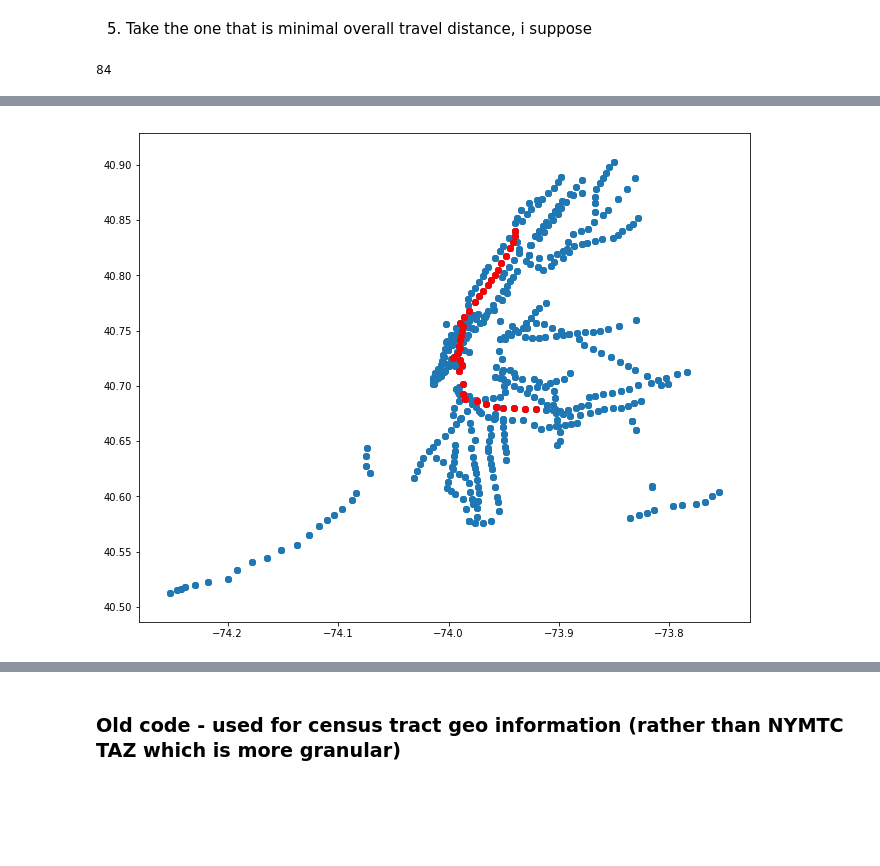
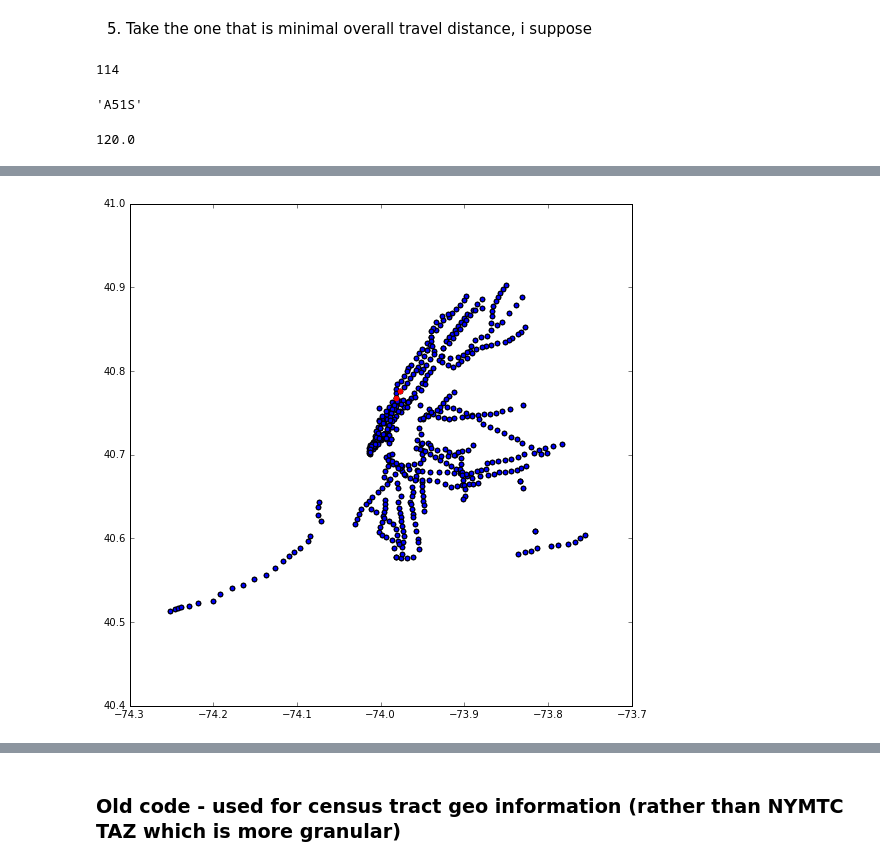
Before and after one commit to cmoscardi/subway_explore, a Jupyter notebook: routes.ipynb, the cells around one changed output, grey strips where cells are left out. Drawn from its saved outputs; the diff is of its cells as text; code cells hidden in the pictures; blank space fills up the shorter version.

```diff
--- a/routes.ipynb
+++ b/routes.ipynb
@@ -280,0 +183,2 @@ for ix, transfer in transfers.iterrows():
+# %%
+times_with_line = times.merge(trips, on="trip_id")
@@ -280,0 +218,3 @@ for ix, transfer in transfers.iterrows():
+# %%
+import networkx as nx
+graph = nx.Graph()
@@ -281,9 +274,11 @@ for ix, transfer in transfers.iterrows():
 # %% [markdown]
 4. Dijkstra out each pair of origin/destination candidates
 # %%
-with_id = stops.set_index("stop_id")
-dudes = []
-for component_list in nx.algorithms.connected_components(g):
-    dudes.append(pd.DataFrame([with_id.loc[s] for s in component_list]))
-
-dudes[3]
+# with_id = stops.set_index("stop_id")
+# dudes = []
+# for component_list in nx.algorithms.connected_components(graph):
+#     try:
+#         dudes.append(pd.DataFrame([with_id.loc[s] for s in component_list]))
+#     except:
+#         break
+# dudes[7]
@@ -293,18 +285,42 @@ dudes[3]
 # %% [markdown]
 5. Take the one that is minimal overall travel distance, i suppose
 # %%
+
 grouped_ods = joined_d.groupby("PLSAM")
 o = None
 pairs = []
+potentials = []
+irrelevant = set(["140N", "140S"])
 for gix, group in grouped_ods:
     min_distance = 9999999999
     shortest_path = None
     for _, item in group.iterrows():
-        distance = nx.algorithms.dijkstra_path_length(g, item.stop_id_O,  item.stop_id_D)
-        if distance < min_distance:
-            shortest_path = nx.algorithms.dijkstra_path(g, item.stop_id_O,  item.stop_id_D)
-            min_distance = distance
-    pairs.append((gix, shortest_path))
+        o_id = item.stop_id_O
+        d_id = item.stop_id_D
+        if o_id in irrelevant or d_id in irrelevant:
+            continue
+        o_potentials = our_id_by_stop.loc[o_id]
+        d_potentials = our_id_by_stop.loc[d_id]
+        o_potentials = o_potentials if isinstance(o_potentials, pd.Series) else pd.Series(o_potentials)
+        d_potentials = d_potentials if isinstance(d_potentials, pd.Series) else pd.Series(d_potentials)
+        for o_p in o_potentials:
+            for d_p in d_potentials:
+                distance = nx.algorithms.dijkstra_path_length(graph, o_p,  d_p)
+                if gix == 41193320204:
+                    potentials.append((distance, nx.algorithms.dijkstra_path(graph, o_p,  d_p)))
+                if distance < min_distance:
+                    shortest_path = nx.algorithms.dijkstra_path(graph, o_p,  d_p)
+                    min_distance = distance
+
+    pairs.append((gix, shortest_path, min_distance))
 len(grouped_ods)
 # %% [output]
-84
+114
+# %%
+fixed = pd.DataFrame(pairs, columns=["PLSAM", "path", "total_seconds"])
+fixed["stop_id_O"] = fixed["path"].apply(lambda x: stop_by_our_id.loc[x[0]])
+fixed["stop_id_D"] = fixed["path"].apply(lambda x: stop_by_our_id.loc[x[-1]])
+# %%
+stop_by_our_id.loc["A51S-A"]
+# %% [output]
+'A51S'
@@ -311,21 +330,18 @@ len(grouped_ods)
 # %%
-fixed = pd.DataFrame(pairs, columns=["PLSAM", "path"])
-fixed["stop_id_O"] = fixed["path"].apply(lambda x: x[0])
-fixed["stop_id_D"] = fixed["path"].apply(lambda x: x[-1])
-
-optimal_stops = joined_d.merge(fixed, on=["PLSAM", "stop_id_O", "stop_id_D"])
-optimal_stops["num_stations"] = optimal_stops["path"].apply(len)
-
-stops["geometry"] = stops[["stop_lon", "stop_lat"]].apply(sg.Point, axis=1)
+stops["geometry"] = stops["base_geom"]
 stops_g = gpd.GeoDataFrame(stops).set_index("stop_id")
 ax = stops_g.plot(figsize=(16, 9))
-p = optimal_stops.iloc[55]["path"]
+loc = 17
+p = optimal_stops.iloc[loc]["path"]
 things = []
-for stop in p:
-    l = stops_g.loc[stop]
+for i, stop in enumerate(p):
+    l = stops_g.loc[stop.split("-")[0]]
     things.append(l)
-    gpd.GeoDataFrame(l).swapaxes(0, 1).plot(ax=ax, color='red')
+    mpmp = gpd.GeoDataFrame(l).swapaxes(0, 1)
+    mpmp.plot(ax=ax, color='red')
 
-stops_g.head()
+print optimal_stops.iloc[loc]["total_seconds"]
+pd.DataFrame(things)
 # %% [output]
+120.0
 |  | stop_code | stop_name | stop_desc | stop_lat | stop_lon | zone_id | stop_url | location_type | parent_station | ... |
@@ -338 +350 @@ stops_g.head()
-[figure, old version]
+[figure, new version]
```
Also changed, not shown: parts of 41 cells of this notebook.
